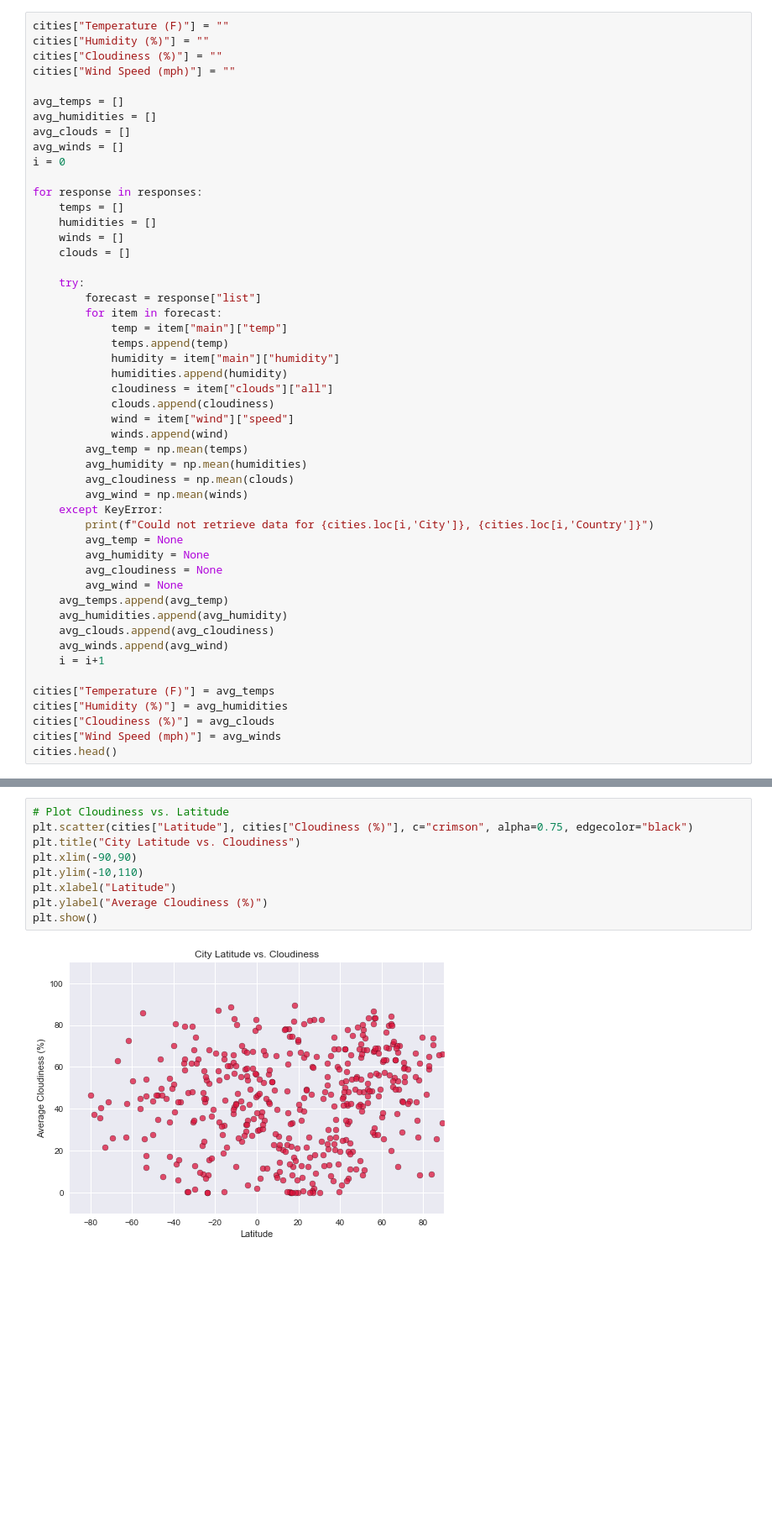
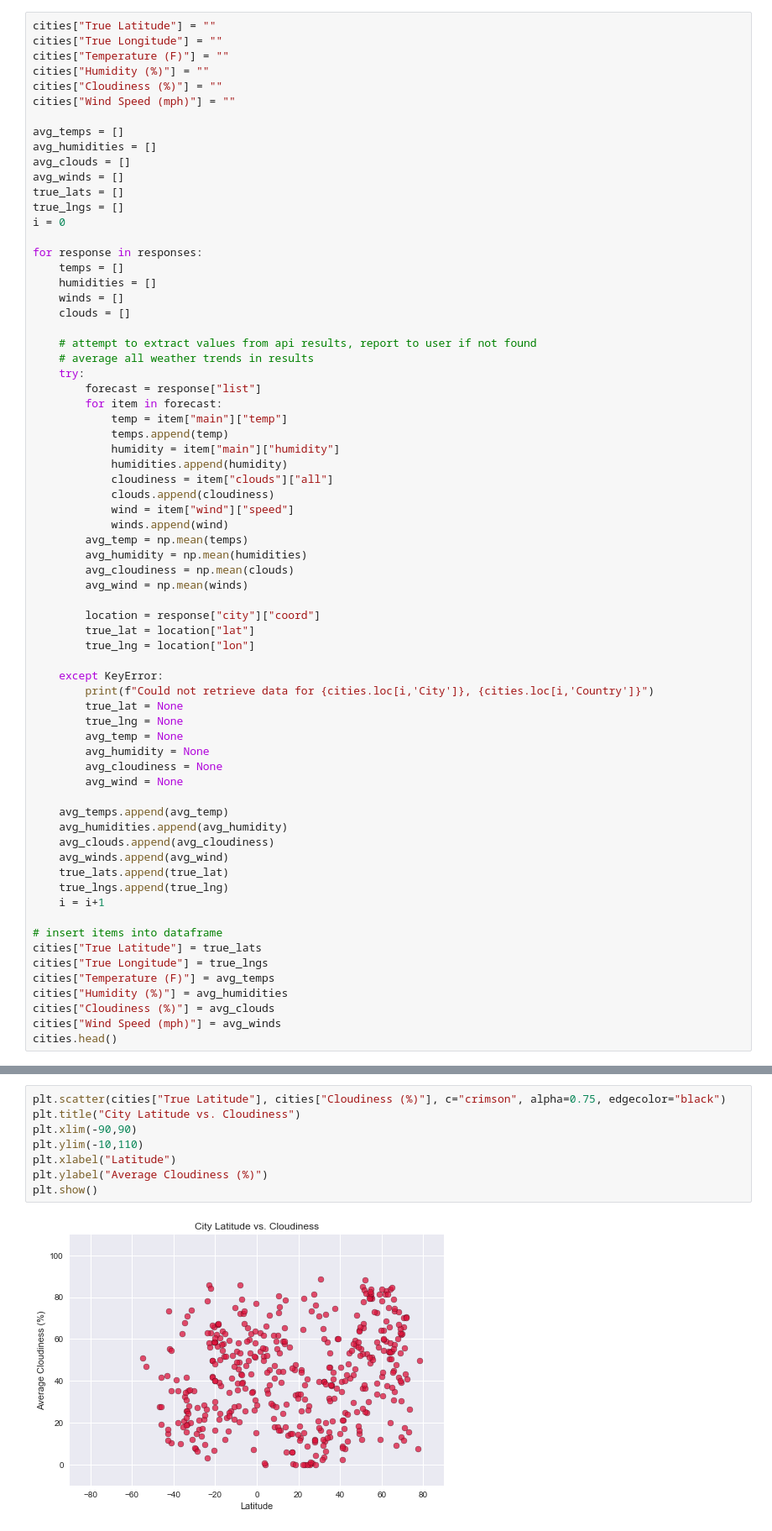
Before and after one commit to mmclaughlin87/weather-by-latitude, a Jupyter notebook: weather_by_latitude.ipynb, the cells around one changed output, grey strips where cells are left out. Shown at 84% size. Drawn from its saved outputs; the diff is of its cells as text; blank space fills up the shorter version.

```diff
--- a/weather_by_latitude.ipynb
+++ b/weather_by_latitude.ipynb
@@ -103,4 +115,6 @@ http://api.openweathermap.org/data/2.5/forecast?q=ondorhaan,mn&units=imperial&ap
 # %%
+cities["True Latitude"] = ""
+cities["True Longitude"] = ""
 cities["Temperature (F)"] = ""
 cities["Humidity (%)"] = ""
 cities["Cloudiness (%)"] = ""
@@ -110,6 +124,8 @@ avg_temps = []
 avg_humidities = []
 avg_clouds = []
 avg_winds = []
+true_lats = []
+true_lngs = []
 i = 0
 
 for response in responses:
@@ -118,6 +134,8 @@ for response in responses:
     winds = []
     clouds = []
 
+    # attempt to extract values from api results, report to user if not found
+    # average all weather trends in results
     try:
         forecast = response["list"]
         for item in forecast:
@@ -133,18 +151,31 @@ for response in responses:
         avg_humidity = np.mean(humidities)
         avg_cloudiness = np.mean(clouds)
         avg_wind = np.mean(winds)
+
+        location = response["city"]["coord"]
+        true_lat = location["lat"]
+        true_lng = location["lon"]
+
     except KeyError:
         print(f"Could not retrieve data for {cities.loc[i,'City']}, {cities.loc[i,'Country']}")
+        true_lat = None
+        true_lng = None
         avg_temp = None
         avg_humidity = None
         avg_cloudiness = None
         avg_wind = None
+
     avg_temps.append(avg_temp)
     avg_humidities.append(avg_humidity)
     avg_clouds.append(avg_cloudiness)
     avg_winds.append(avg_wind)
+    true_lats.append(true_lat)
+    true_lngs.append(true_lng)
     i = i+1
 
+# insert items into dataframe
+cities["True Latitude"] = true_lats
+cities["True Longitude"] = true_lngs
 cities["Temperature (F)"] = avg_temps
 cities["Humidity (%)"] = avg_humidities
 cities["Cloudiness (%)"] = avg_clouds
@@ -201,11 +237,10 @@ plt.show()
 # %%
-# Plot Cloudiness vs. Latitude
-plt.scatter(cities["Latitude"], cities["Cloudiness (%)"], c="crimson", alpha=0.75, edgecolor="black")
+plt.scatter(cities["True Latitude"], cities["Cloudiness (%)"], c="crimson", alpha=0.75, edgecolor="black")
 plt.title("City Latitude vs. Cloudiness")
 plt.xlim(-90,90)
 plt.ylim(-10,110)
 plt.xlabel("Latitude")
 plt.ylabel("Average Cloudiness (%)")
 plt.show()
 # %% [output]
-[figure, old version]
+[figure, new version]
```
Also changed, not shown: parts of 19 cells of this notebook, 2 other files.
